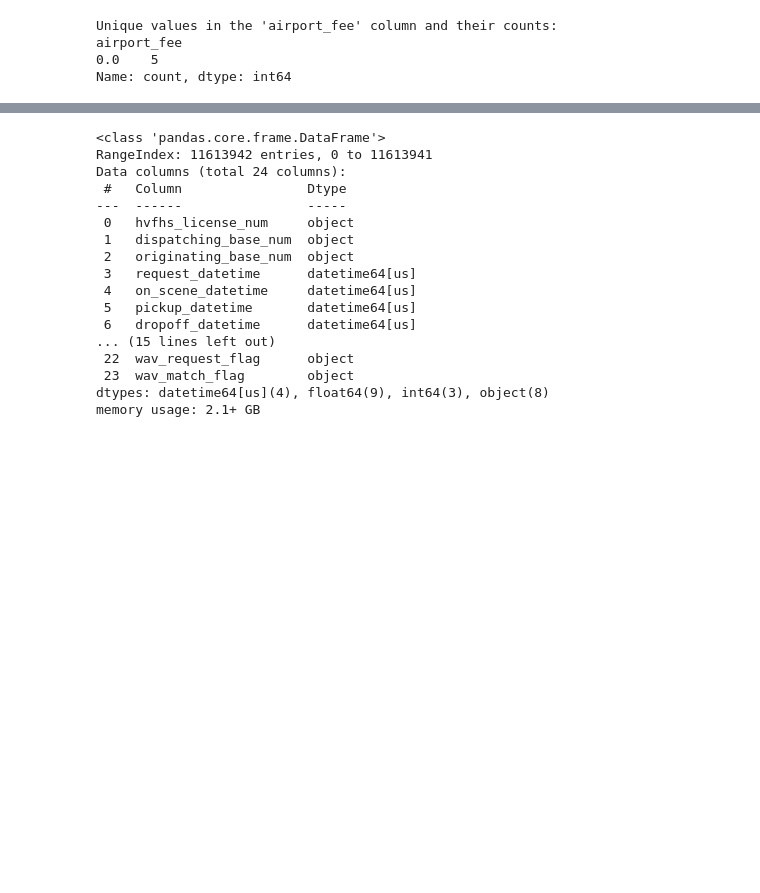
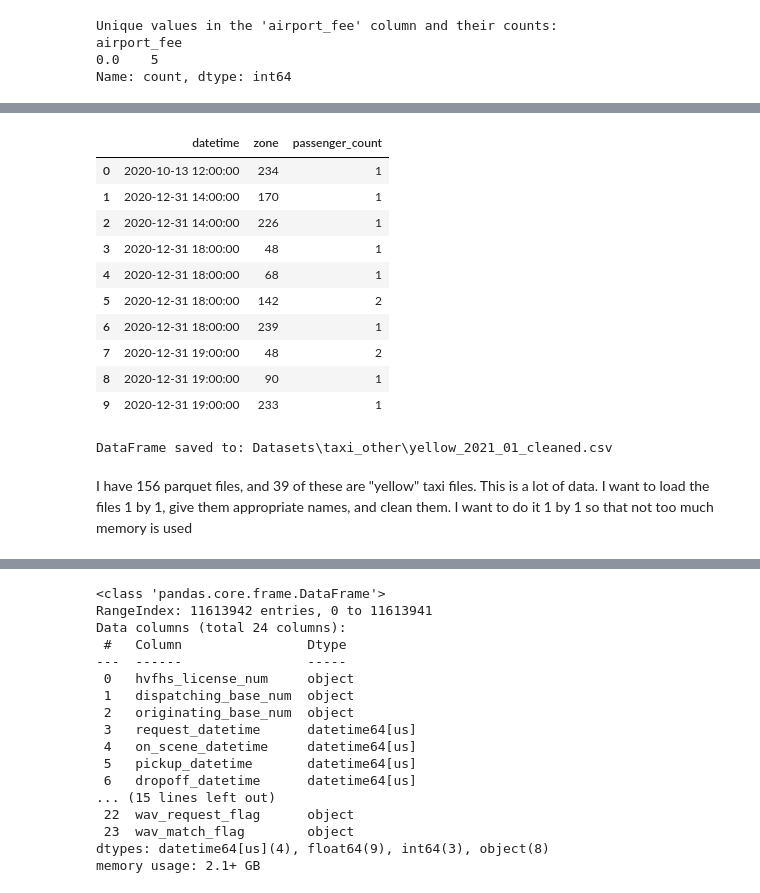
Before and after one commit to DR7439/New-York-App, a Jupyter notebook: data-analytics/taxi_cleaning_yellow.ipynb, the cells around one changed output, grey strips where cells are left out. Drawn from its saved outputs; the diff is of its cells as text; code cells hidden in the pictures; blank space fills up the shorter version.

Commit message:
Yellow cleaning code done, need to pipeline the files for input, started green cleaning (much the same)

```diff
--- a/data-analytics/taxi_cleaning.ipynb
+++ b/data-analytics/taxi_cleaning_yellow.ipynb
@@ -467,0 +724,14 @@ See also:
+# %%
+def drop_yellow_columns(df):
+    columns_to_drop = ["VendorID", "trip_distance", "RatecodeID", "store_and_fwd_flag", "payment_type",
+                       "fare_amount", "extra", "mta_tax", "improvement_surcharge", "tip_amount",
+                       "tolls_amount", "total_amount", "congestion_surcharge", "airport_fee"]
+
+    # Drop only the columns that exist in the DataFrame
+    existing_columns_to_drop = [col for col in columns_to_drop if col in df.columns]
+    df.drop(columns=existing_columns_to_drop, inplace=True)
+
+    # Return the modified DataFrame
+    return df
+# %%
+yellow_2021_01 = drop_yellow_columns(yellow_2021_01)
@@ -467,0 +753,16 @@ See also:
+# %%
+def calculate_zone_busy(yellow_df):
+    # Combine pickup and dropoff data into a single DataFrame; Renamed and combined into a single datetime column
+    pickup_data = yellow_df[['pickup_datetime', 'passenger_count', 'pickup_zone']].rename(columns={'pickup_datetime': 'datetime', 'pickup_zone': 'zone'})
+    dropoff_data = yellow_df[['dropoff_datetime', 'passenger_count', 'dropoff_zone']].rename(columns={'dropoff_datetime': 'datetime', 'dropoff_zone': 'zone'})
+    combined_data = pd.concat([pickup_data, dropoff_data])
+
+    # Round datetime to the nearest hour
+    combined_data['datetime'] = combined_data['datetime'].dt.round('h')
+
+    # Group by hour and zone, summing passenger counts
+    zone_busy_df = combined_data.groupby(['datetime', 'zone'])['passenger_count'].sum().reset_index()
+
+    return zone_busy_df
+# %%
+yellow_2021_01 = calculate_zone_busy(yellow_2021_01)
@@ -468,3 +782,32 @@ See also:
+# %%
+yellow_2021_01.head(10)
+# %% [output]
+|  | datetime | zone | passenger_count |
+| 0 | 2020-10-13 12:00:00 | 234 | 1 |
+| 1 | 2020-12-31 14:00:00 | 170 | 1 |
+| 2 | 2020-12-31 14:00:00 | 226 | 1 |
+| 3 | 2020-12-31 18:00:00 | 48 | 1 |
+| 4 | 2020-12-31 18:00:00 | 68 | 1 |
+| 5 | 2020-12-31 18:00:00 | 142 | 2 |
+| 6 | 2020-12-31 18:00:00 | 239 | 1 |
+| 7 | 2020-12-31 19:00:00 | 48 | 2 |
+| 8 | 2020-12-31 19:00:00 | 90 | 1 |
+| 9 | 2020-12-31 19:00:00 | 233 | 1 |
+# %%
+directory_path = os.path.join("Datasets", "taxi_other")
+
+
+# Define the file path
+file_path = os.path.join(directory_path, "yellow_2021_01_cleaned.csv")
+
+# Save the DataFrame to CSV
+yellow_2021_01.to_csv(file_path, index=False)
+
+print("DataFrame saved to:", file_path)
+# %% [output]
+DataFrame saved to: Datasets\taxi_other\yellow_2021_01_cleaned.csv
+# %% [markdown]
+I have 156 parquet files, and 39 of these are "yellow" taxi files. This is a lot of data. I want to load the files 1 by 1, give them appropriate names, and clean them. I want to do it 1 by 1 so that not too much memory is used
 # %%
 fhvhv_2021_02.head(10)
 # %% [output]
```
Also changed, not shown: parts of 28 cells of this notebook, 2 other files.
